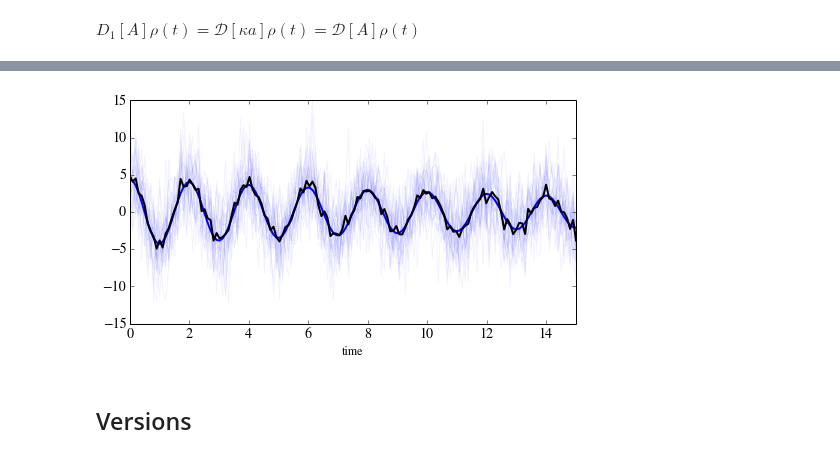
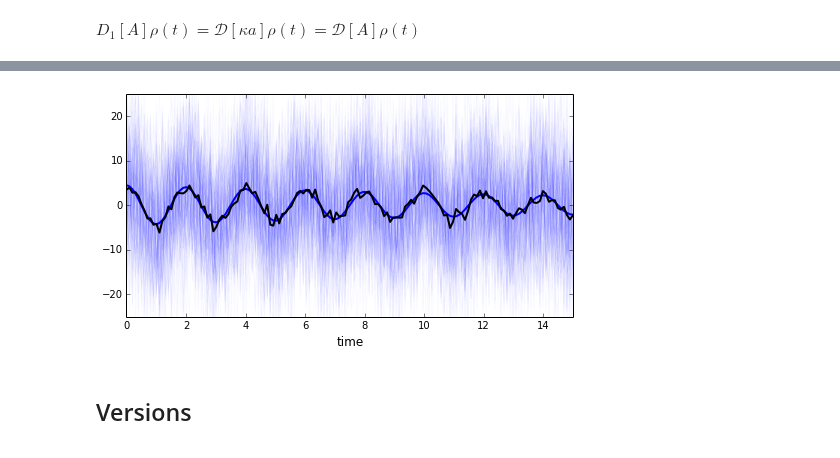
Before and after one commit to qutip/qutip-notebooks, a Jupyter notebook: development/development-smesolve-inefficient-detection.ipynb, the cells around one changed output, grey strips where cells are left out. Drawn from its saved outputs; the diff is of its cells as text; code cells hidden in the pictures.

```diff
--- a/development/development-smesolve-inefficient-detection.ipynb
+++ b/development/development-smesolve-inefficient-detection.ipynb
@@ -232,6 +233,6 @@ sc_ops = [sqrt(eta) * sqrt(gamma) * a]   # stochastic collapse operator A
 result_ref = mesolve(H, rho0, times, c_ops+sc_ops, e_ops)
 # %%
 result = smesolve(H, rho0, times, c_ops, sc_ops, e_ops, ntraj=125, nsubsteps=100,
-                  method='homodyne', store_measurement=True, m_ops=[[a + a.dag()]])
+                  method='homodyne', store_measurement=True)
 # %% [output]
 Completed:  0.0%. Elapsed time:   0.00s. Est. remaining time: 00:00:00:00.
@@ -252,13 +253,15 @@ plot_expectation_values([result, result_ref]);
 # %%
 fig, ax = subplots(figsize=(8,4))
 
+M = sqrt(eta) * sqrt(gamma)
+
 for m in result.measurement:
-    ax.plot(times, m[:, 0].real, 'b', alpha=0.025)
+    ax.plot(times, m[:, 0].real / M, 'b', alpha=0.025)
 
 ax.plot(times, result_ref.expect[1], 'b', lw=2);
 
-ax.set_ylim(-15, 15)
+ax.set_ylim(-25, 25)
 ax.set_xlim(0, times.max())
 ax.set_xlabel('time', fontsize=12)
-ax.plot(times, array(result.measurement).mean(axis=0)[:,0].real, 'k', lw=2);
+ax.plot(times, array(result.measurement).mean(axis=0)[:,0].real / M, 'k', lw=2);
 # %% [output]
@@ -277,7 +280,7 @@ $\displaystyle D_{2}[A]\rho(t) = \sqrt{\eta} \mathcal{H}[\sqrt{\kappa} a]\rho(t)
 # %%
 def d2_rho_func(A, rho_vec):
     n_sum = A[0] + A[3]
-    e1 = expect_rho_vec(n_sum, rho_vec)
+    e1 = expect_rho_vec(n_sum, rho_vec, False)
     return [sqrt(eta) * (n_sum * rho_vec - e1 * rho_vec)]
 # %%
 c_ops = []
@@ -286,7 +289,8 @@ sc_ops = [sqrt(gamma) * a]
 result_ref = mesolve(H, rho0, times, c_ops+sc_ops, e_ops)
 # %%
 result = smesolve(H, rho0, times, [], sc_ops, e_ops,
-                  ntraj=25, nsubsteps=100, d1=d1_rho_func, d2=d2_rho_func, m_ops=[[a + a.dag()]],
+                  ntraj=125, nsubsteps=100, d1=d1_rho_func, d2=d2_rho_func,
+                  m_ops=[[a + a.dag()]], dW_factors=[1/sqrt(gamma * eta)],
                   distribution='normal', store_measurement=True)
 # %% [output]
 Completed:  0.0%. Elapsed time:   0.00s. Est. remaining time: 00:00:00:00.
@@ -307,17 +311,17 @@ plot_expectation_values([result, result_ref]);
 # %%
 fig, ax = subplots(figsize=(8,4))
 
 for m in result.measurement:
-    ax.plot(times, m[:, 0].real, 'b', alpha=0.05)
+    ax.plot(times, m[:, 0].real, 'b', alpha=0.025)
 
 ax.plot(times, result_ref.expect[1], 'b', lw=2);
 
-ax.set_ylim(-15, 15)
+ax.set_ylim(-25, 25)
 ax.set_xlim(0, times.max())
 ax.set_xlabel('time', fontsize=12)
 ax.plot(times, array(result.measurement).mean(axis=0)[:,0].real, 'k', lw=2);
 # %% [output]
-[figure, old version]
+[figure, new version]
 # %% [markdown]
 ## Versions
 # %%
```
Also changed, not shown: parts of 15 cells of this notebook.
